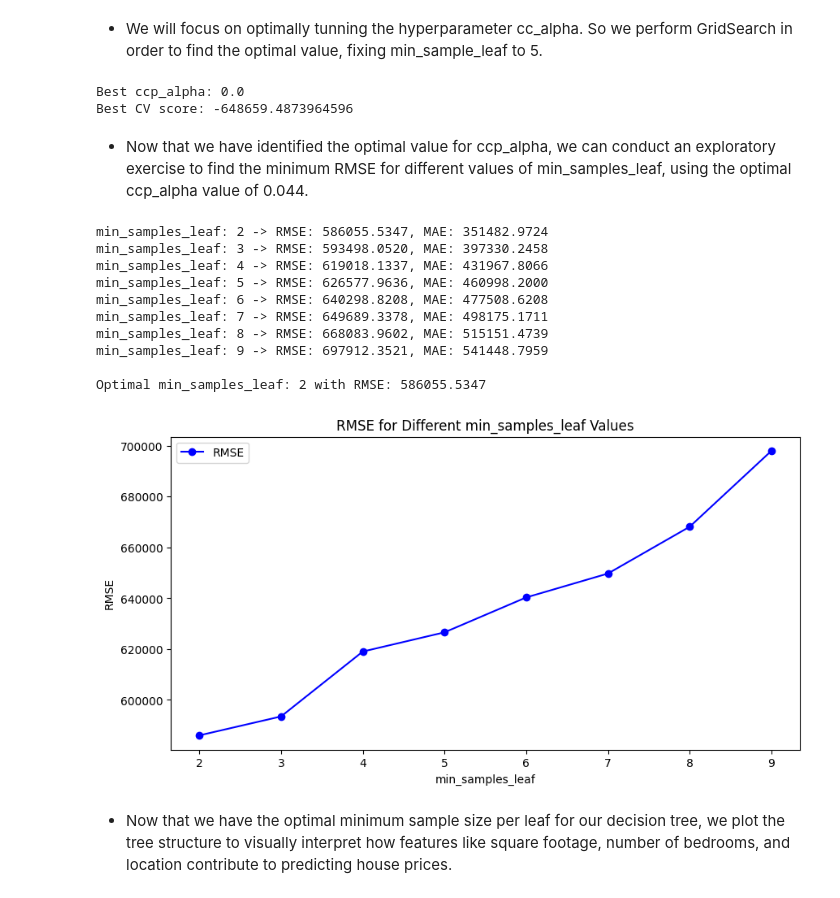
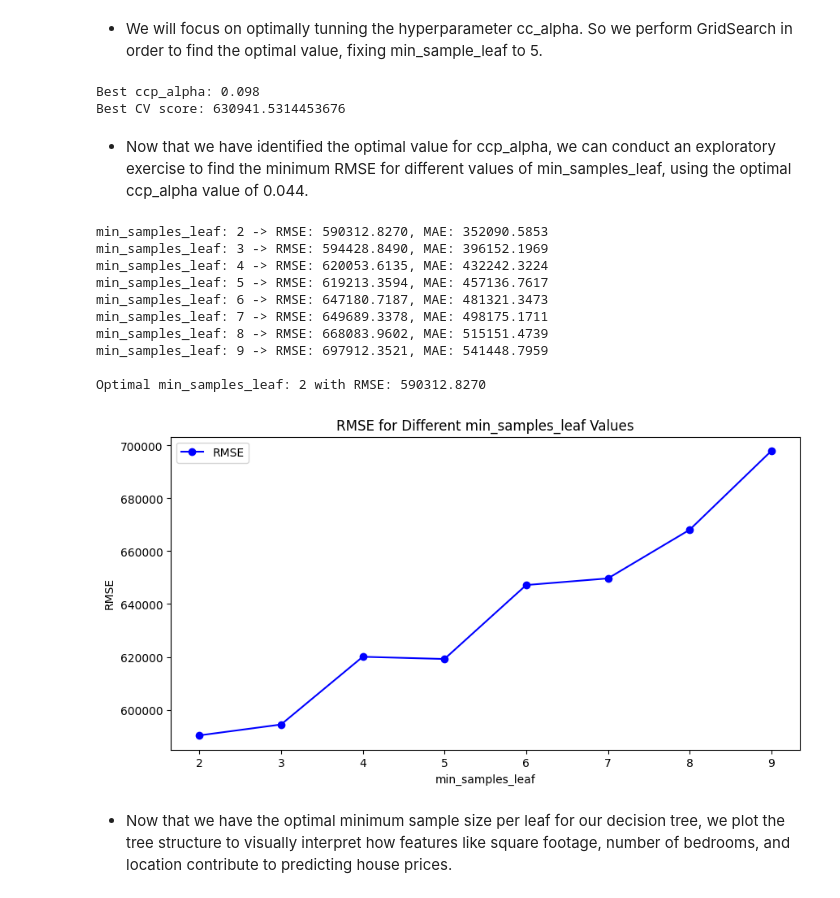
Before and after one commit to JoseEliasDuranRoa/Prediction-Models-for-Housing-Prices-in-Chennai, a Jupyter notebook: ProblemSet1_DuránRoa_JoséElías.ipynb, the cells around one changed output. Saved outputs shown, nothing was run; the diff lists cells and outputs as text; code cells hidden in the pictures.

```diff
--- a/ProblemSet1_DuránRoa_JoséElías.ipynb
+++ b/ProblemSet1_DuránRoa_JoséElías.ipynb
@@ -525,27 +528,29 @@ X_train2, X_test2, y_train2, y_test2 = train_test_split(X2, y2, test_size=0.2, r
 # %% [markdown]
 * We will focus on optimally tunning the hyperparameter cc_alpha. So we perform GridSearch in order to find the optimal value, fixing min_sample_leaf to 5.
 # %%
-# Tunning cc_alpha
-pipe = Pipeline([
-    ('tree', DecisionTreeRegressor(min_samples_leaf=5, random_state=2242))
-])
+# Model fitting
 
-# Define the grid of values for ccp_alpha
+# Prepare an object for Cross-Validation
+cv = KFold(n_splits=10, shuffle=True, random_state=642815553)
+
+# Preprocessing
+steps = [ ('scale', StandardScaler()), ('poly', PolynomialFeatures(1)), ('tree', DecisionTreeRegressor(min_samples_leaf=5)) ]
+pipe = Pipeline(steps)
+
+# Define a grid for the hyperparameter value
 grid = dict()
-grid['tree__ccp_alpha'] = np.arange(0.0, 0.1, 0.001)
-
-# Setup GridSearchCV
-search = GridSearchCV(pipe, grid, scoring='neg_root_mean_squared_error', cv=10)
+grid['tree__ccp_alpha'] = np.arange(0.0, 0.1, 0.001)  # Define the range for ccp_alpha
+search = GridSearchCV(pipe, grid, scoring='neg_root_mean_squared_error', cv=cv)
 
 # Fit the grid search to the training data
 results = search.fit(X_train2, y_train2)
+optimal_ccp_alpha = search.best_params_['tree__ccp_alpha']
 
-# Display the best parameter and the corresponding score
 print(f"Best ccp_alpha: {search.best_params_['tree__ccp_alpha']}")
-print(f"Best CV score: {search.best_score_}")
+print(f"Best CV score: {-results.best_score_}")
 # %% [output]
-Best ccp_alpha: 0.0
-Best CV score: -648659.4873964596
+Best ccp_alpha: 0.098
+Best CV score: 630941.5314453676
 # %% [markdown]
 * Now that we have identified the optimal value for ccp_alpha, we can conduct an exploratory exercise to find the minimum RMSE for different values of min_samples_leaf, using the optimal ccp_alpha value of 0.044.
 # %%
@@ -562,7 +567,7 @@ best_model = None
 # Loop through each min_samples_leaf value
 for min_leaf in min_samples_leaf_values:
     # Define tree object with varying min_samples_leaf
-    treereg = tree.DecisionTreeRegressor(min_samples_leaf=min_leaf, ccp_alpha=0.44)
+    treereg = tree.DecisionTreeRegressor(min_samples_leaf=min_leaf, ccp_alpha=optimal_ccp_alpha)
 
     # Fit tree model
     treereg.fit(X_train2, y_train2)
@@ -576,40 +581,40 @@ for min_leaf in min_samples_leaf_values:
 
     # Append metrics to lists
     rmse_results.append(rmse)
     mae_results.append(mae)
 
     # Update optimal model if current RMSE is lower than the best observed so far
     if rmse < best_rmse:
         best_rmse = rmse
         optimal_min_leaf = min_leaf
         best_model = treereg  # Save the best model
 
     # Print results for each min_samples_leaf value
     print(f'min_samples_leaf: {min_leaf} -> RMSE: {rmse:.4f}, MAE: {mae:.4f}')
 
 # Display the optimal min_samples_leaf value and corresponding RMSE
 print(f"\nOptimal min_samples_leaf: {optimal_min_leaf} with RMSE: {best_rmse:.4f}")
 
 # Plot the RMSE values across different min_samples_leaf values
 plt.figure(figsize=(10, 5))
 plt.plot(min_samples_leaf_values, rmse_results, marker='o', color='b', label='RMSE')
 plt.xlabel('min_samples_leaf')
 plt.ylabel('RMSE')
 plt.title('RMSE for Different min_samples_leaf Values')
 plt.legend()
 plt.show()
 # %% [output]
-min_samples_leaf: 2 -> RMSE: 586055.5347, MAE: 351482.9724
-min_samples_leaf: 3 -> RMSE: 593498.0520, MAE: 397330.2458
-min_samples_leaf: 4 -> RMSE: 619018.1337, MAE: 431967.8066
-min_samples_leaf: 5 -> RMSE: 626577.9636, MAE: 460998.2000
-min_samples_leaf: 6 -> RMSE: 640298.8208, MAE: 477508.6208
+min_samples_leaf: 2 -> RMSE: 590312.8270, MAE: 352090.5853
+min_samples_leaf: 3 -> RMSE: 594428.8490, MAE: 396152.1969
+min_samples_leaf: 4 -> RMSE: 620053.6135, MAE: 432242.3224
+min_samples_leaf: 5 -> RMSE: 619213.3594, MAE: 457136.7617
+min_samples_leaf: 6 -> RMSE: 647180.7187, MAE: 481321.3473
 min_samples_leaf: 7 -> RMSE: 649689.3378, MAE: 498175.1711
 min_samples_leaf: 8 -> RMSE: 668083.9602, MAE: 515151.4739
 min_samples_leaf: 9 -> RMSE: 697912.3521, MAE: 541448.7959
 
-Optimal min_samples_leaf: 2 with RMSE: 586055.5347
+Optimal min_samples_leaf: 2 with RMSE: 590312.8270
-[figure, old version]
+[figure, new version]
 # %% [markdown]
 * Now that we have the optimal minimum sample size per leaf for our decision tree, we plot the tree structure to visually interpret how features like square footage, number of bedrooms, and location contribute to predicting house prices.
 # %%
```
Also changed, not shown: parts of 21 cells of this notebook.
